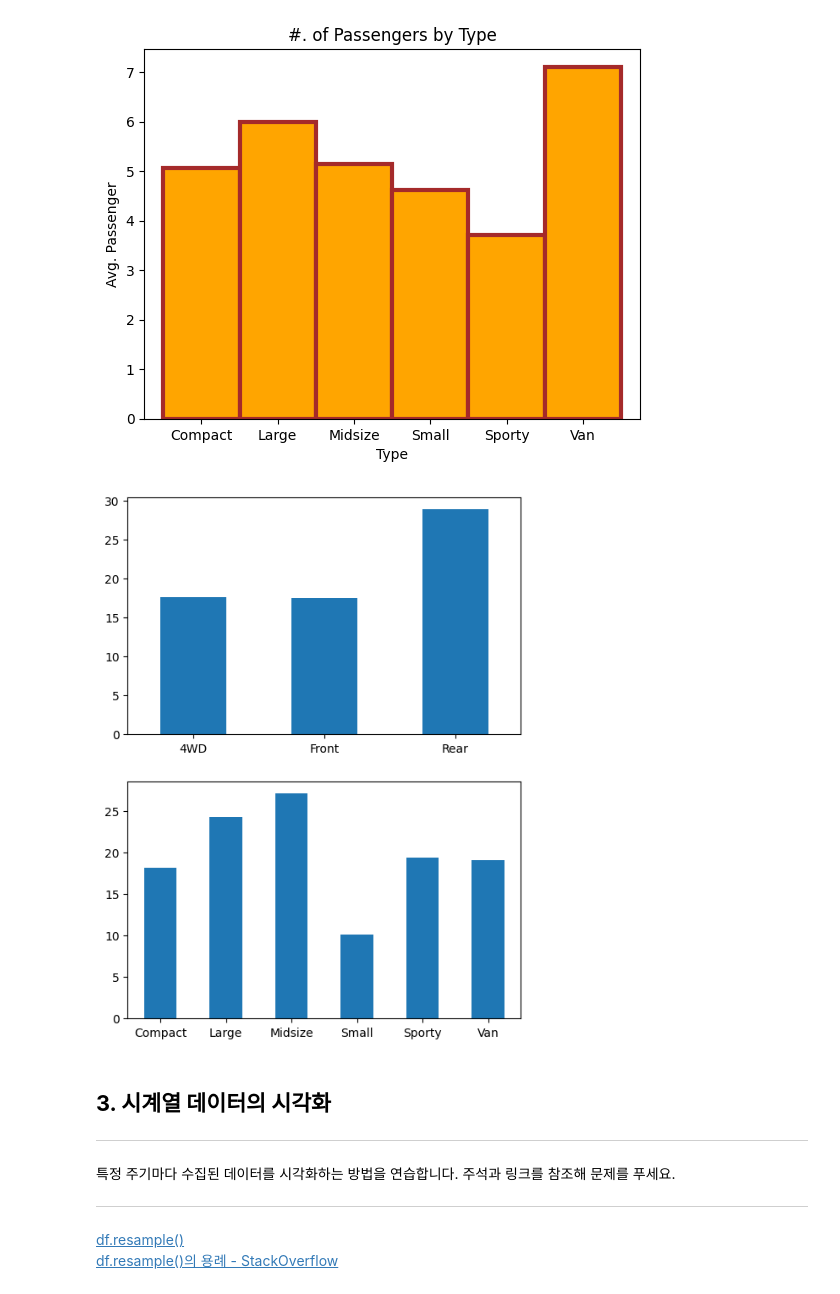
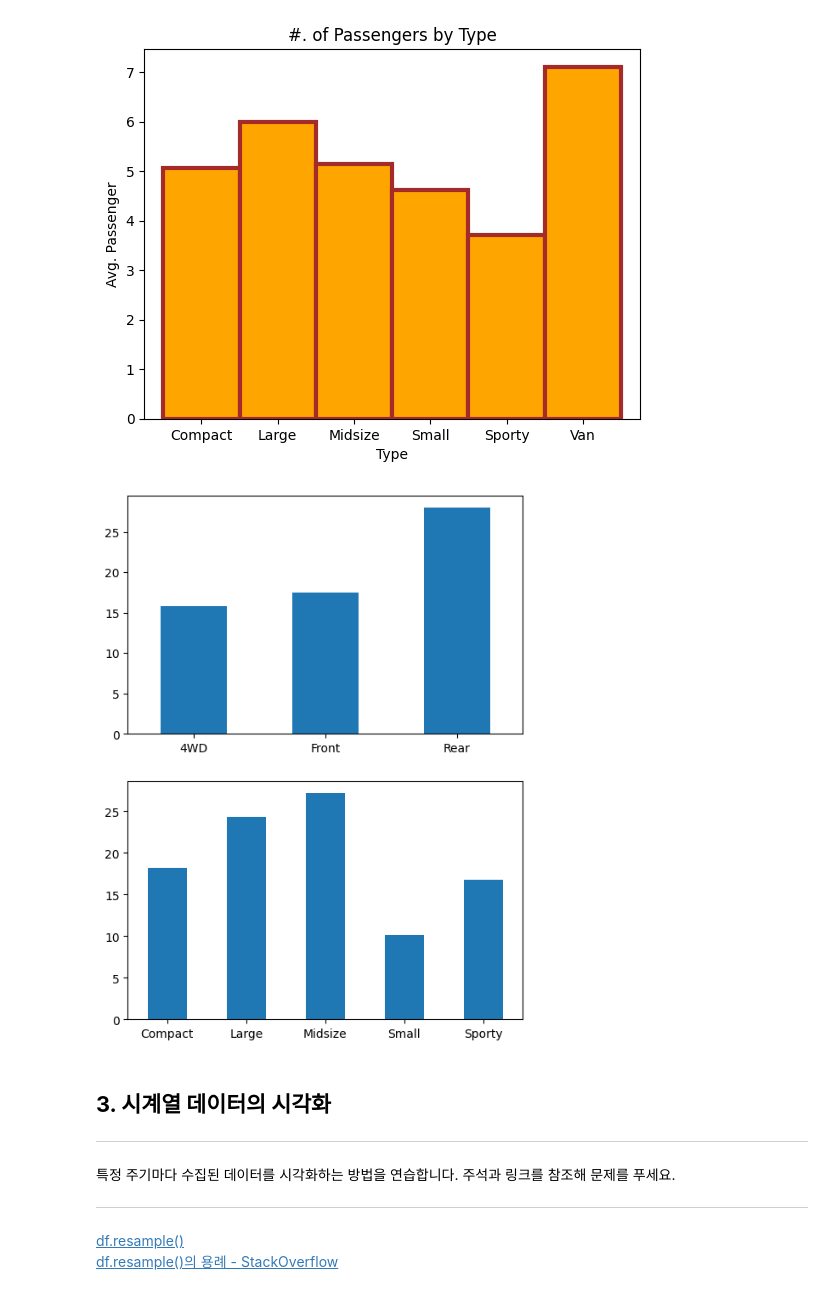
Before and after one commit to Limyoonseo/230906, a Jupyter notebook: dap_w7_pub.ipynb, the cells around one changed output. Saved outputs shown, nothing was run; the diff lists cells and outputs as text; code cells hidden in the pictures.

```diff
--- a/dap_w7_pub.ipynb
+++ b/dap_w7_pub.ipynb
@@ -305,26 +291,26 @@ plt.show()
 # %%
 # 2-4. DriveTrain(x1)별 Price의 평균(y)을 보이는 막대 그래프를 가진 Axes(0번 Axes로 지칭합니다.)와,
 # Type(x2)별 Price의 평균(y)을 보이는 막대 그래프를 가진 Axes(1번 Axes로 지칭합니다.)를 포함하는 2x1 Figure를 그리세요. figsize = (6, 8)입니다.
 # x와 y는 주어지지 않습니다. 결측값이 있는 경우 버리세요.
 # label 등의 다른 조건은 없습니다.
-
+df2.dropna(inplace=True)
 fig, (ax0, ax1) = plt.subplots(2, 1, figsize=(6, 8))
 
 drive_train_mean_price = df2.groupby('DriveTrain')['Price'].mean()
 drive_train_mean_price.plot(kind='bar', ax=ax0)
 ax0.set_xlabel('')
 ax0.set_xticklabels(drive_train_mean_price.index, rotation=0)
 
 type_mean_price = df2.groupby('Type')['Price'].mean()
 type_mean_price.plot(kind='bar', ax=ax1)
 ax1.set_xlabel('')
 ax1.set_xticklabels(type_mean_price.index, rotation=0)
 
 ###### 아래는 수정하지 마세요.
 
 plt.show()
 # %% [output]
-[figure, old version]
+[figure, new version]
 # %% [markdown]
 ## **3. 시계열 데이터의 시각화**
 
```
Also changed, not shown: parts of 2 cells of this notebook.
